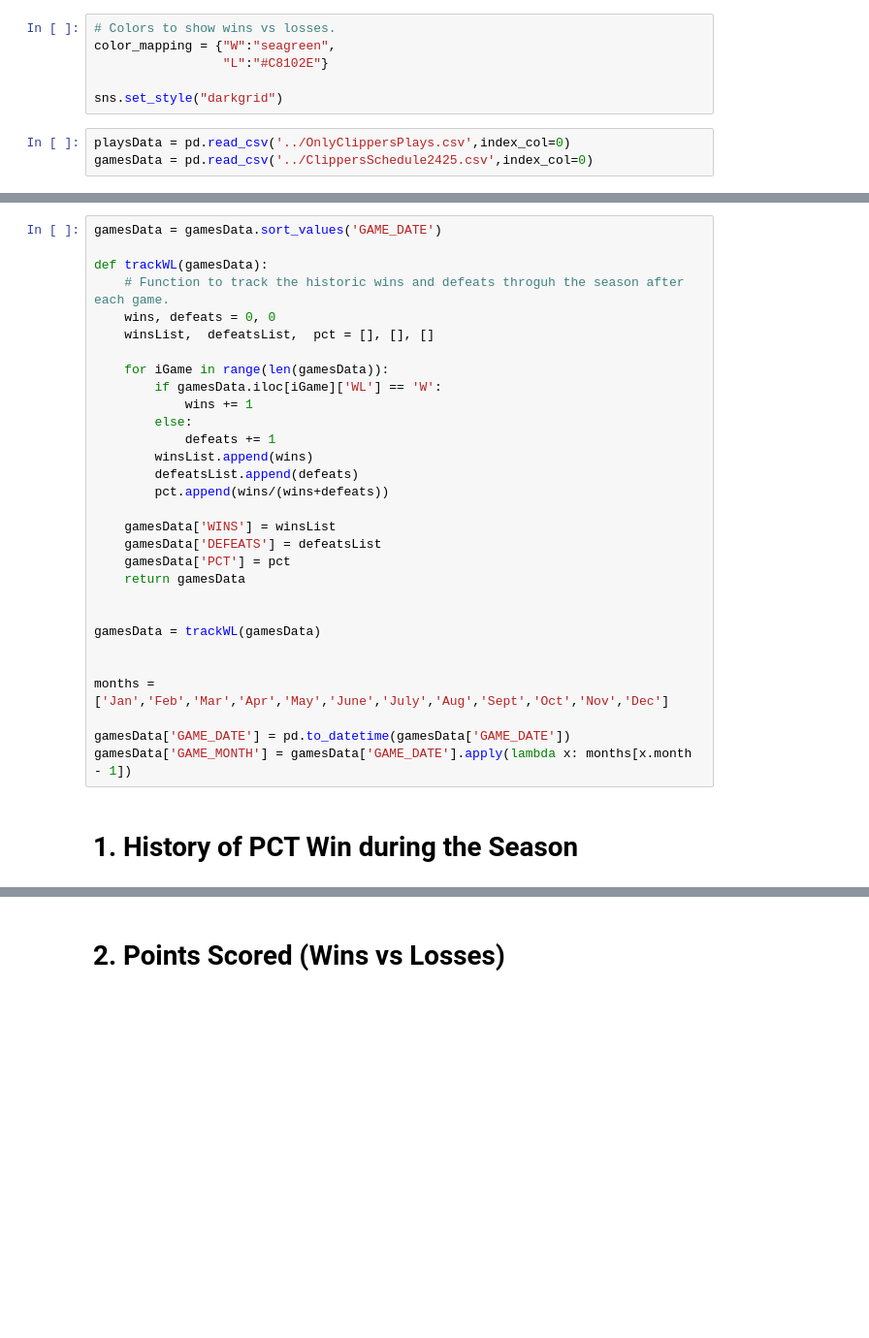
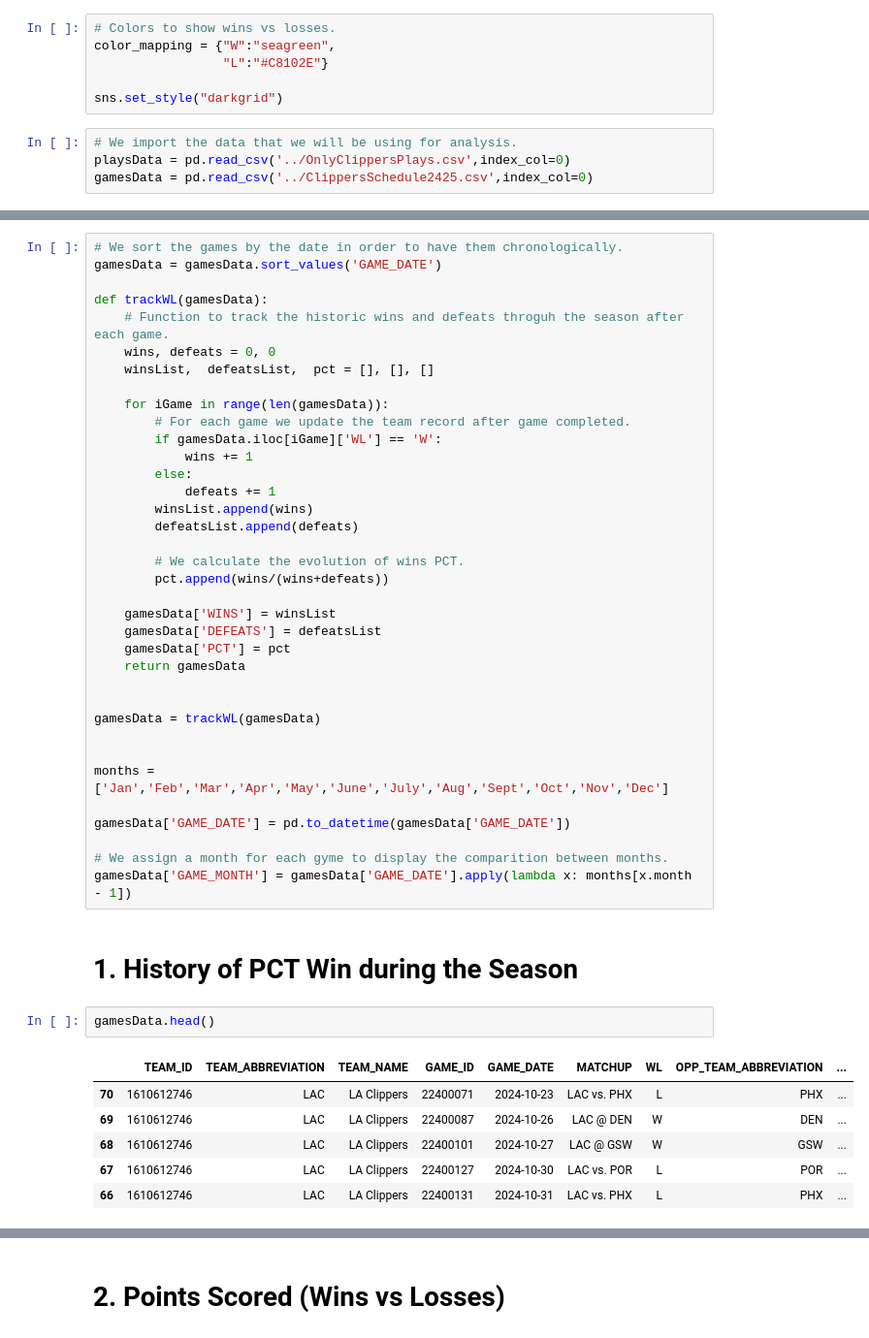
Before and after one commit to Denchikkkk/LAClippers_2025_Performance, a Jupyter notebook: analysis/ClippersPerformance.ipynb, the cells around one changed output, grey strips where cells are left out. Shown: that part at 97% size. Saved outputs shown, nothing was run; the diff lists cells and outputs as text; blank space fills up the shorter version.

```diff
--- a/analysis/ClippersPerformance.ipynb
+++ b/analysis/ClippersPerformance.ipynb
@@ -14,6 +14,7 @@ color_mapping = {"W":"seagreen",
 
 sns.set_style("darkgrid")
 # %%
+# We import the data that we will be using for analysis.
 playsData = pd.read_csv('../OnlyClippersPlays.csv',index_col=0)
 gamesData = pd.read_csv('../ClippersSchedule2425.csv',index_col=0)
 # %%
@@ -28,6 +29,7 @@ playsData.head()
 | 7 | 35 | 22401036 | 1 | 1 | 7:16 | Dunn 8' Driving Floating Jump Sho... | NaN | ... |
 | 9 | 40 | 22401036 | 1 | 1 | 6:26 | Dunn 10' Driving Floating Jump Sh... | NaN | ... |
 # %%
+# We sort the games by the date in order to have them chronologically.
 gamesData = gamesData.sort_values('GAME_DATE')
 
 def trackWL(gamesData):
@@ -36,12 +38,15 @@ def trackWL(gamesData):
     winsList,  defeatsList,  pct = [], [], []
 
     for iGame in range(len(gamesData)):
+        # For each game we update the team record after game completed.
         if gamesData.iloc[iGame]['WL'] == 'W':
             wins += 1
         else:
             defeats += 1
         winsList.append(wins)
         defeatsList.append(defeats)
+
+        # We calculate the evolution of wins PCT.
         pct.append(wins/(wins+defeats))
 
     gamesData['WINS'] = winsList
@@ -56,9 +61,20 @@ gamesData = trackWL(gamesData)
 months = ['Jan','Feb','Mar','Apr','May','June','July','Aug','Sept','Oct','Nov','Dec']
 
 gamesData['GAME_DATE'] = pd.to_datetime(gamesData['GAME_DATE'])
+
+# We assign a month for each gyme to display the comparition between months.
 gamesData['GAME_MONTH'] = gamesData['GAME_DATE'].apply(lambda x: months[x.month - 1])
 # %% [markdown]
 # 1. History of PCT Win during the Season
+# %%
+gamesData.head()
+# %% [output]
+|  | TEAM_ID | TEAM_ABBREVIATION | TEAM_NAME | GAME_ID | GAME_DATE | MATCHUP | WL | OPP_TEAM_ABBREVIATION | ... |
+| 70 | 1610612746 | LAC | LA Clippers | 22400071 | 2024-10-23 | LAC vs. PHX | L | PHX | ... |
+| 69 | 1610612746 | LAC | LA Clippers | 22400087 | 2024-10-26 | LAC @ DEN | W | DEN | ... |
+| 68 | 1610612746 | LAC | LA Clippers | 22400101 | 2024-10-27 | LAC @ GSW | W | GSW | ... |
+| 67 | 1610612746 | LAC | LA Clippers | 22400127 | 2024-10-30 | LAC vs. POR | L | POR | ... |
+| 66 | 1610612746 | LAC | LA Clippers | 22400131 | 2024-10-31 | LAC vs. PHX | L | PHX | ... |
 # %%
 plt.figure(figsize=(13, 5))
 
```
Also changed, not shown: parts of 4 cells of this notebook.
